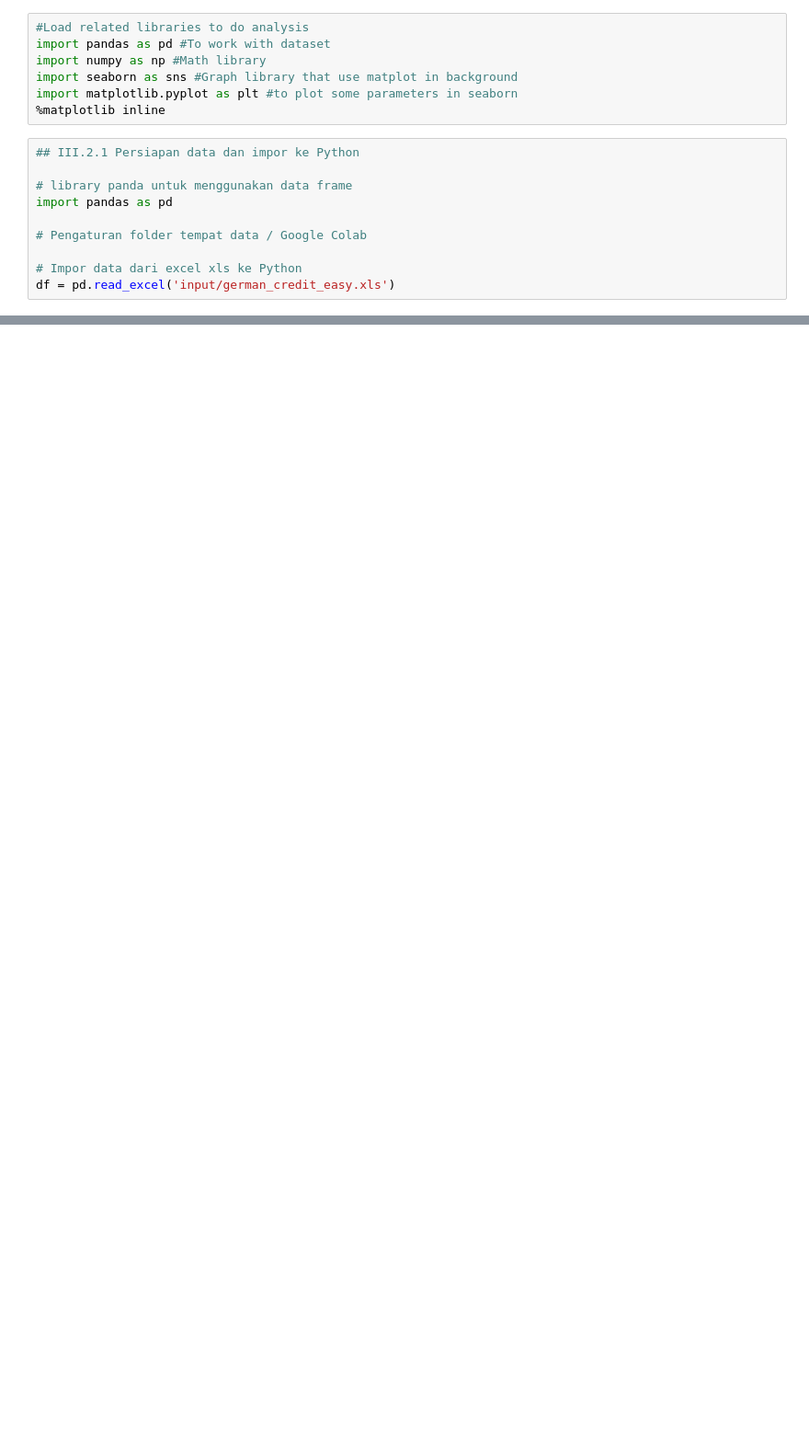
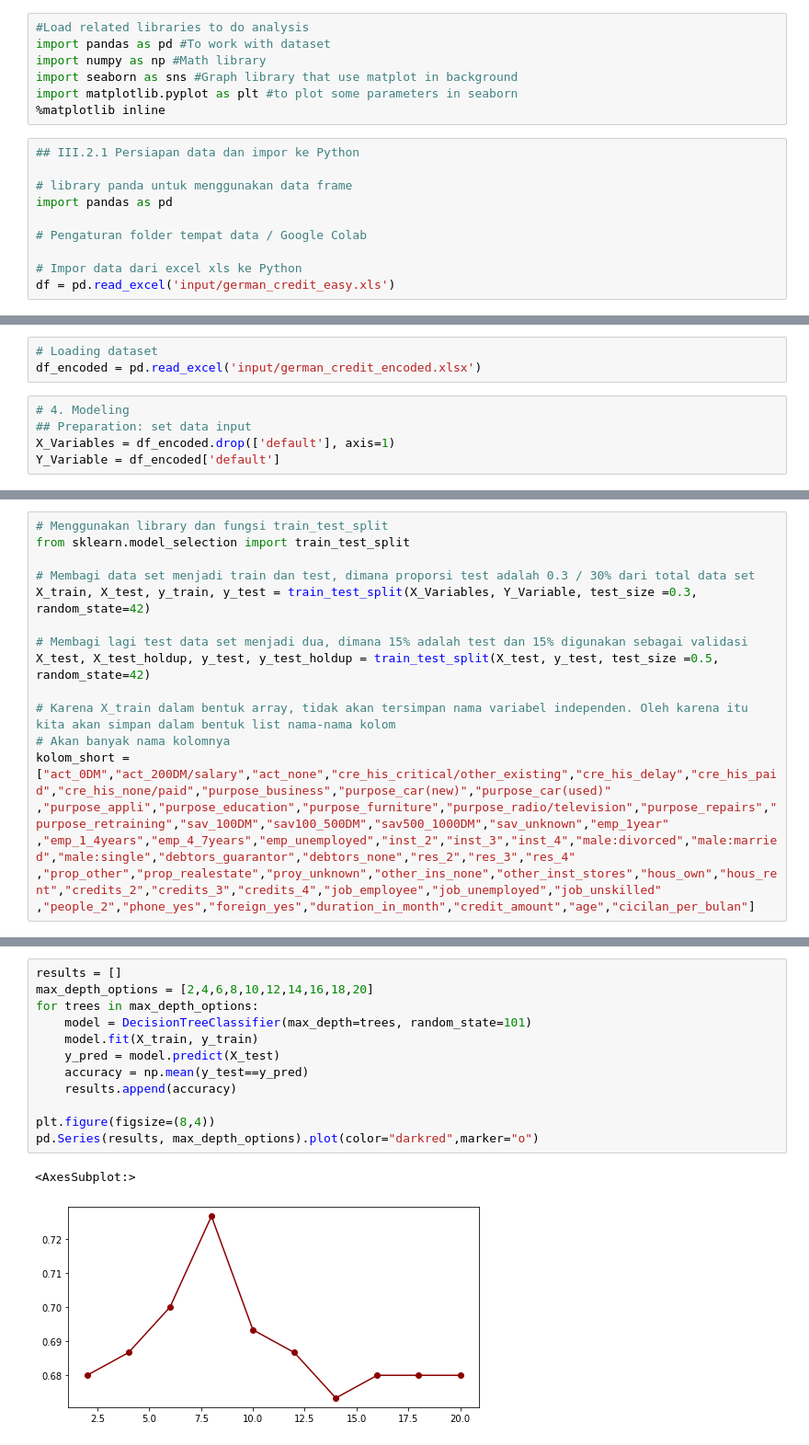
Before and after one commit to IndraLukasTjahaja/Python201_Modeling, a Jupyter notebook: 04_PY_modeling_decision_tree.ipynb, the cells around one changed output, grey strips where cells are left out. Shown at 92% size. Cells and saved outputs as stored; diff of their text form; blank space fills up the shorter version.

```diff
--- a/04_PY_modeling_decision_tree.ipynb
+++ b/04_PY_modeling_decision_tree.ipynb
@@ -30,3 +33,11 @@ from sklearn.metrics import accuracy_score
 
 #plot
 import matplotlib.pyplot as plt
+# %%
+# Loading dataset
+df_encoded = pd.read_excel('input/german_credit_encoded.xlsx')
+# %%
+# 4. Modeling
+## Preparation: set data input
+X_Variables = df_encoded.drop(['default'], axis=1)
+Y_Variable = df_encoded['default']
@@ -32,0 +82,13 @@ import matplotlib.pyplot as plt
+# %%
+# Menggunakan library dan fungsi train_test_split
+from sklearn.model_selection import train_test_split
+
+# Membagi data set menjadi train dan test, dimana proporsi test adalah 0.3 / 30% dari total data set
+X_train, X_test, y_train, y_test = train_test_split(X_Variables, Y_Variable, test_size =0.3, random_state=42)
+
+# Membagi lagi test data set menjadi dua, dimana 15% adalah test dan 15% digunakan sebagai validasi
+X_test, X_test_holdup, y_test, y_test_holdup = train_test_split(X_test, y_test, test_size =0.5, random_state=42)
+
+# Karena X_train dalam bentuk array, tidak akan tersimpan nama variabel independen. Oleh karena itu kita akan simpan dalam bentuk list nama-nama kolom
+# Akan banyak nama kolomnya
+kolom_short = ["act_0DM","act_200DM/salary","act_none","cre_his_critical/other_existing","cre_his_delay","cre_his_paid","cre_his_none/paid","purpose_business","purpose_car(new)","purpose_car(used)"    ,"purpose_appli","purpose_education","purpose_furniture","purpose_radio/television","purpose_repairs","purpose_retraining","sav_100DM","sav100_500DM","sav500_1000DM","sav_unknown","emp_1year"    ,"emp_1_4years","emp_4_7years","emp_unemployed","inst_2","inst_3","inst_4","male:divorced","male:married","male:single","debtors_guarantor","debtors_none","res_2","res_3","res_4"  ,"prop_other","prop_realestate","proy_unknown","other_ins_none","other_inst_stores","hous_own","hous_rent","credits_2","credits_3","credits_4","job_employee","job_unemployed","job_unskilled"   ,"people_2","phone_yes","foreign_yes","duration_in_month","credit_amount","age","cicilan_per_bulan"]
@@ -32,0 +109,15 @@ import matplotlib.pyplot as plt
+# %%
+results = []
+max_depth_options = [2,4,6,8,10,12,14,16,18,20]
+for trees in max_depth_options:
+    model = DecisionTreeClassifier(max_depth=trees, random_state=101)
+    model.fit(X_train, y_train)
+    y_pred = model.predict(X_test)
+    accuracy = np.mean(y_test==y_pred)
+    results.append(accuracy)
+
+plt.figure(figsize=(8,4))
+pd.Series(results, max_depth_options).plot(color="darkred",marker="o")
+# %% [output]
+<AxesSubplot:>
+[figure, added]
```
Also changed, not shown: parts of 15 cells of this notebook, 7 other files.
